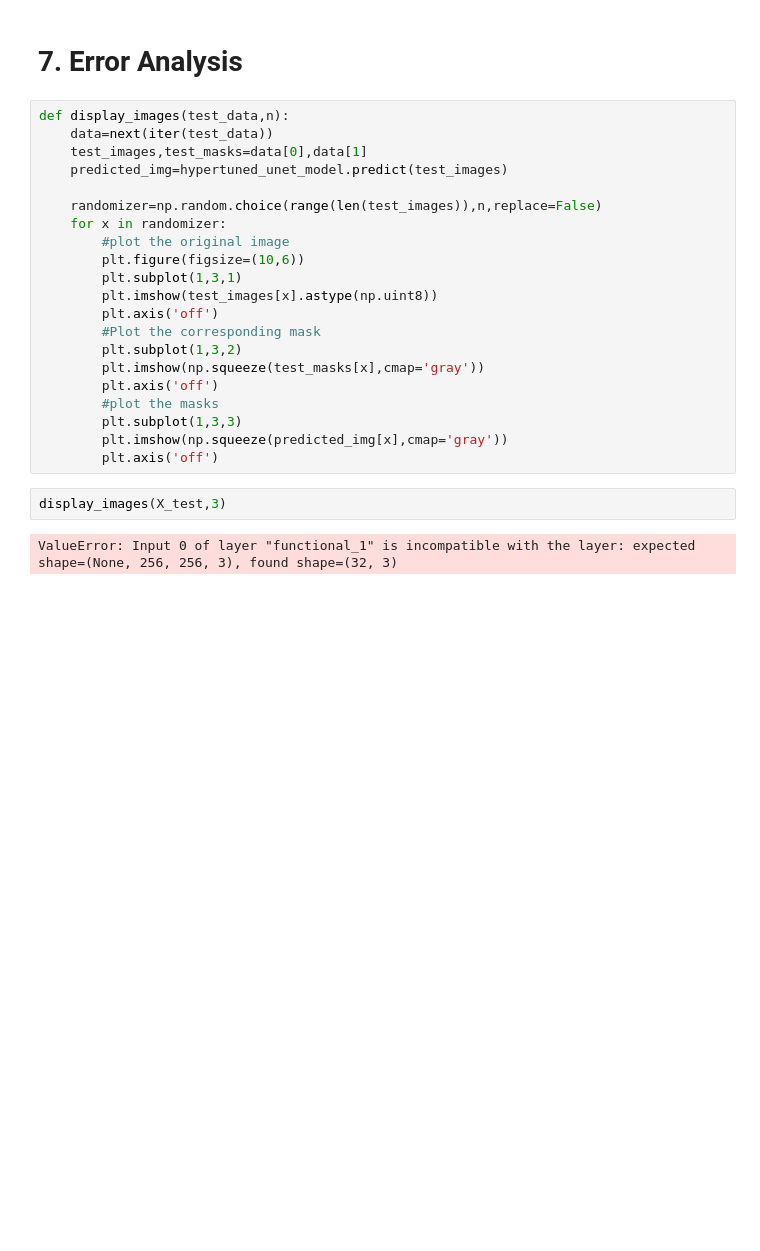
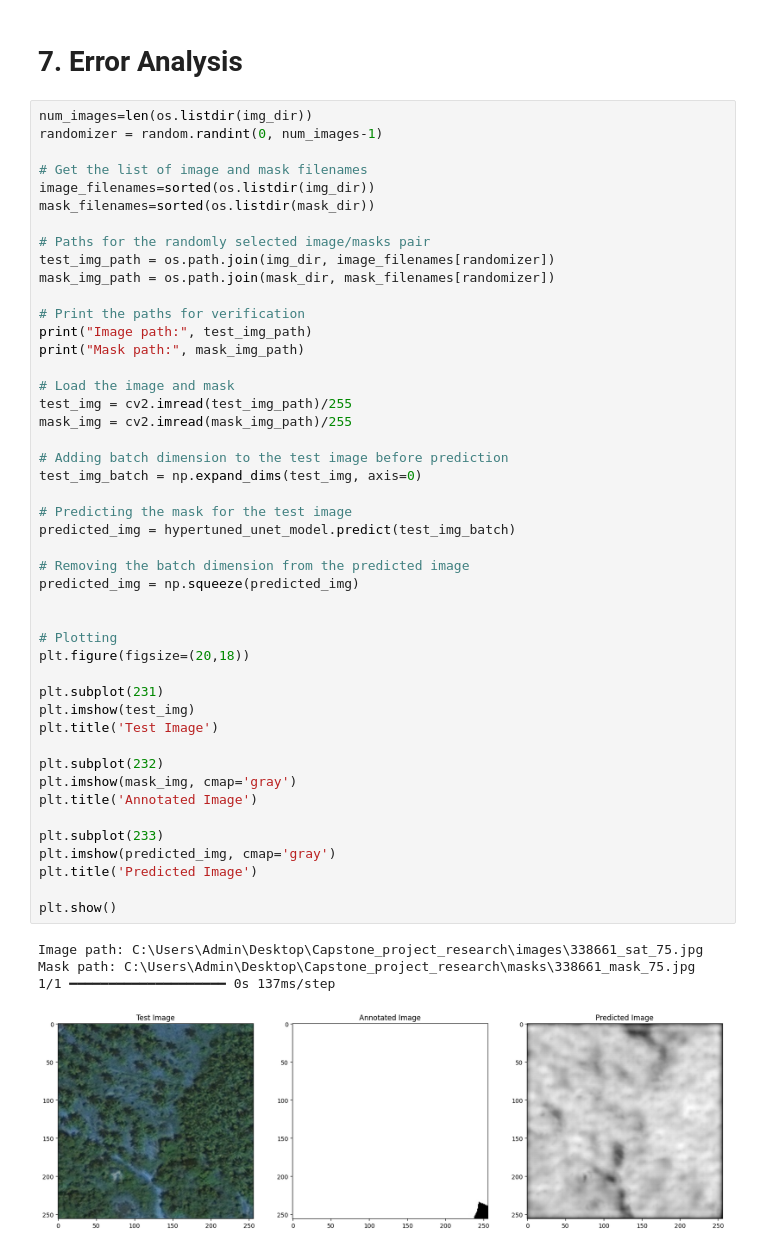
Before and after one commit to WamzMwangi/Image-Segmentation-for-Forest-Cover-Mapping, a Jupyter notebook: segmentation.ipynb, the cells around one changed output. Drawn from its saved outputs; the diff is of its cells as text; blank space fills up the shorter version.

Commit message:
Error analysis

```diff
--- a/segmentation.ipynb
+++ b/segmentation.ipynb
@@ -564,27 +564,53 @@ Average IoU: 0.6346584152176207
 # %% [markdown]
 # 7. Error Analysis
-# %%
-def display_images(test_data,n):
-    data=next(iter(test_data))
-    test_images,test_masks=data[0],data[1]
-    predicted_img=hypertuned_unet_model.predict(test_images)
-
-    randomizer=np.random.choice(range(len(test_images)),n,replace=False)
-    for x in randomizer:
-        #plot the original image
-        plt.figure(figsize=(10,6))
-        plt.subplot(1,3,1)
-        plt.imshow(test_images[x].astype(np.uint8))
-        plt.axis('off')
-        #Plot the corresponding mask
-        plt.subplot(1,3,2)
-        plt.imshow(np.squeeze(test_masks[x],cmap='gray'))
-        plt.axis('off')
-        #plot the masks
-        plt.subplot(1,3,3)
-        plt.imshow(np.squeeze(predicted_img[x],cmap='gray'))
-        plt.axis('off')
-# %%
-display_images(X_test,3)
-# %% [output]
-ValueError: Input 0 of layer "functional_1" is incompatible with the layer: expected shape=(None, 256, 256, 3), found shape=(32, 3)
+# %%
+num_images=len(os.listdir(img_dir))
+randomizer = random.randint(0, num_images-1)
+
+# Get the list of image and mask filenames
+image_filenames=sorted(os.listdir(img_dir))
+mask_filenames=sorted(os.listdir(mask_dir))
+
+# Paths for the randomly selected image/masks pair
+test_img_path = os.path.join(img_dir, image_filenames[randomizer])
+mask_img_path = os.path.join(mask_dir, mask_filenames[randomizer])
+
+# Print the paths for verification
+print("Image path:", test_img_path)
+print("Mask path:", mask_img_path)
+
+# Load the image and mask
+test_img = cv2.imread(test_img_path)/255
+mask_img = cv2.imread(mask_img_path)/255
+
+# Adding batch dimension to the test image before prediction
+test_img_batch = np.expand_dims(test_img, axis=0)
+
+# Predicting the mask for the test image
+predicted_img = hypertuned_unet_model.predict(test_img_batch)
+
+# Removing the batch dimension from the predicted image
+predicted_img = np.squeeze(predicted_img)
+
+
+# Plotting
+plt.figure(figsize=(20,18))
+
+plt.subplot(231)
+plt.imshow(test_img)
+plt.title('Test Image')
+
+plt.subplot(232)
+plt.imshow(mask_img, cmap='gray')
+plt.title('Annotated Image')
+
+plt.subplot(233)
+plt.imshow(predicted_img, cmap='gray')
+plt.title('Predicted Image')
+
+plt.show()
+# %% [output]
+Image path: C:\Users\Admin\Desktop\Capstone_project_research\images\338661_sat_75.jpg
+Mask path: C:\Users\Admin\Desktop\Capstone_project_research\masks\338661_mask_75.jpg
+1/1 ━━━━━━━━━━━━━━━━━━━━ 0s 137ms/step
+[figure, added]
```
Also changed, not shown: parts of 2 cells of this notebook, 4 other files.
